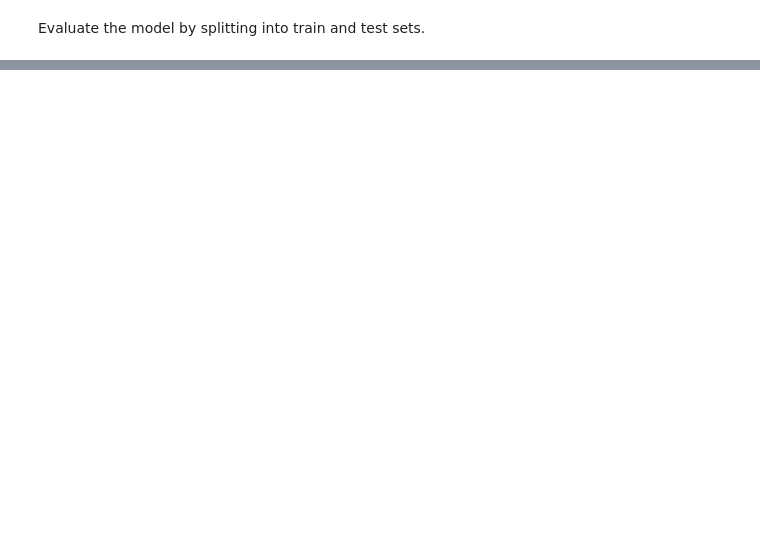
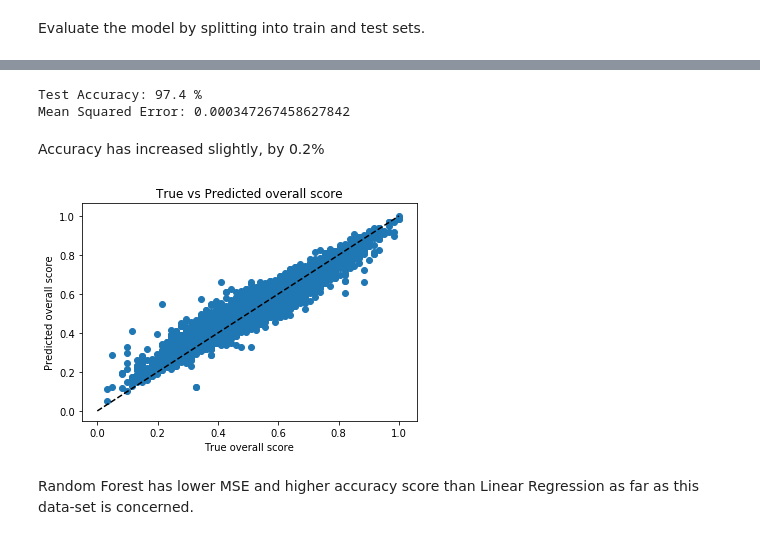
Before and after one commit to siddharthalal/Project-2---Predicting-Player-s-Ratings, a Jupyter notebook: Project 2 - Predicting Player's Rating.ipynb, the cells around one changed output, grey strips where cells are left out. Drawn from its saved outputs; the diff is of its cells as text; code cells hidden in the pictures; blank space fills up the shorter version.

```diff
--- a/Project 2 - Predicting Player's Rating.ipynb
+++ b/Project 2 - Predicting Player's Rating.ipynb
@@ -376,12 +322,0 @@ Accuracy still at above 94%. Perform GridSerach on the parameter max_depth and m
-# %%
-parameters = [{'max_depth': range(25, 30), 'min_samples_split': range(2, 10)}]
-
-reg = GridSearchCV(DecisionTreeRegressor(random_state=0), parameters, scoring='neg_mean_squared_error')
-reg.fit(X_train, y_train)
-
-print("Best parameters set found on development set:\n")
-print(reg.best_params_)
-
-print("Accuracy for test data set:\n")
-predicted = reg.predict(X_test)
-print(metrics.r2_score(y_test, predicted))
@@ -396,0 +323,12 @@ The accuracy is now close to 95%. We have done train-test splits, cross validati
+# %%
+param_test1 = {
+ 'max_features': ["auto", "sqrt", "log2"],
+ 'max_depth': [None, 5, 10],
+ 'n_estimators': range(10, 50, 100),
+ 'min_samples_split': [2, 3, 5],
+ 'min_samples_leaf': [1, 2, 3]
+}
+
+grid_search = GridSearchCV(model, param_grid=param_test1, n_jobs=-1, verbose=1)
+grid_result = grid_search.fit(X_train, y_train)
+print("Best: %f using %s" % (grid_result.best_score_, grid_result.best_params_))
@@ -396,0 +341,20 @@ The accuracy is now close to 95%. We have done train-test splits, cross validati
+# %%
+predicted = grid_result.predict(X_test)
+print ("Test Accuracy:", round(metrics.r2_score(y_test, predicted) * 100, 2), '%')
+print ("Mean Squared Error:", metrics.mean_squared_error(y_test, predicted))
+# %% [output]
+Test Accuracy: 97.4 %
+Mean Squared Error: 0.000347267458627842
+# %% [markdown]
+Accuracy has increased slightly, by 0.2%
+# %%
+plt.scatter(y_test, predicted)
+plt.plot([0, 1], [0, 1], '--k')
+plt.xlabel("True overall score")
+plt.ylabel("Predicted overall score")
+plt.title("True vs Predicted overall score")
+plt.show()
+# %% [output]
+[figure, added]
+# %% [markdown]
+Random Forest has lower MSE and higher accuracy score than Linear Regression as far as this data-set is concerned.
```
Also changed, not shown: parts of 58 cells of this notebook.
